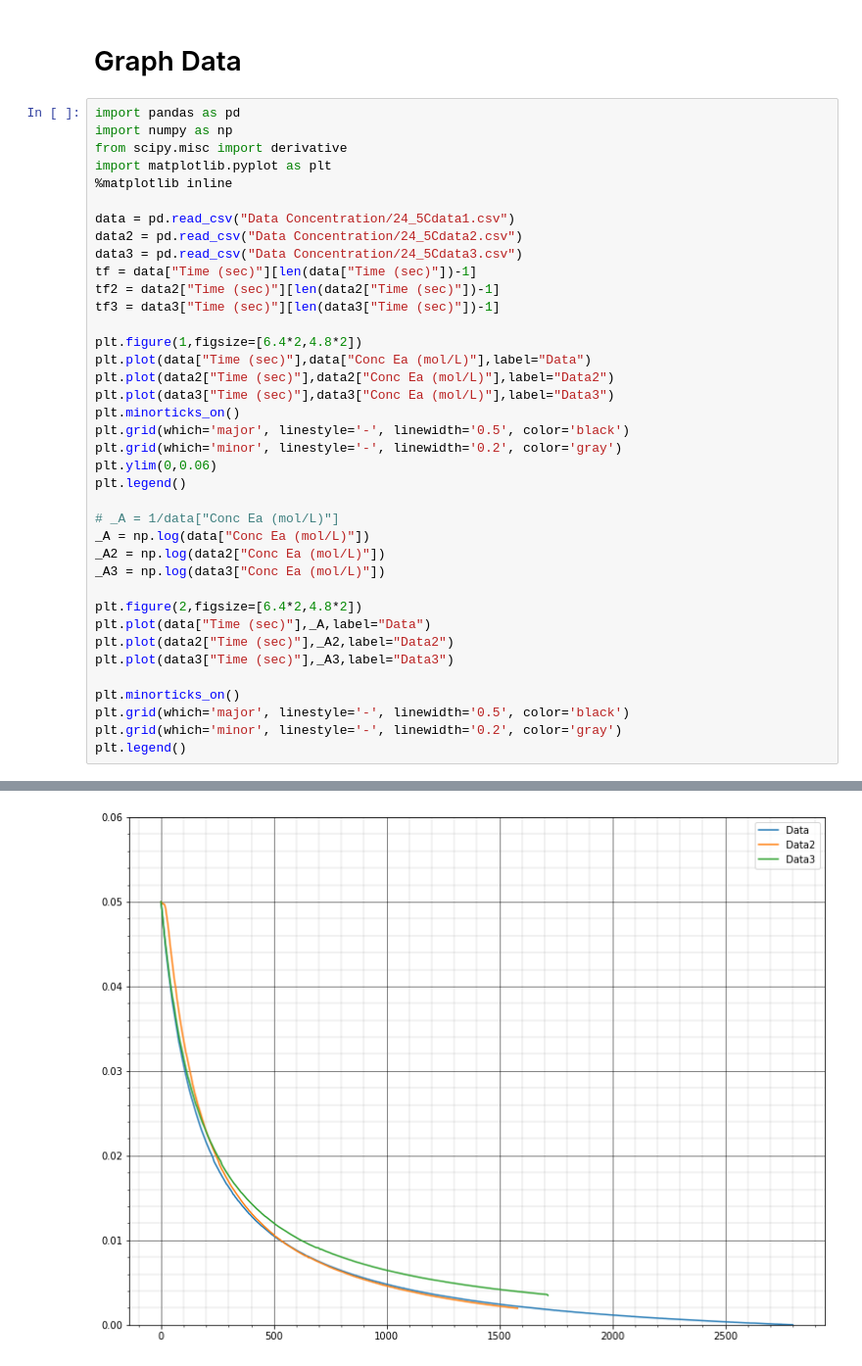
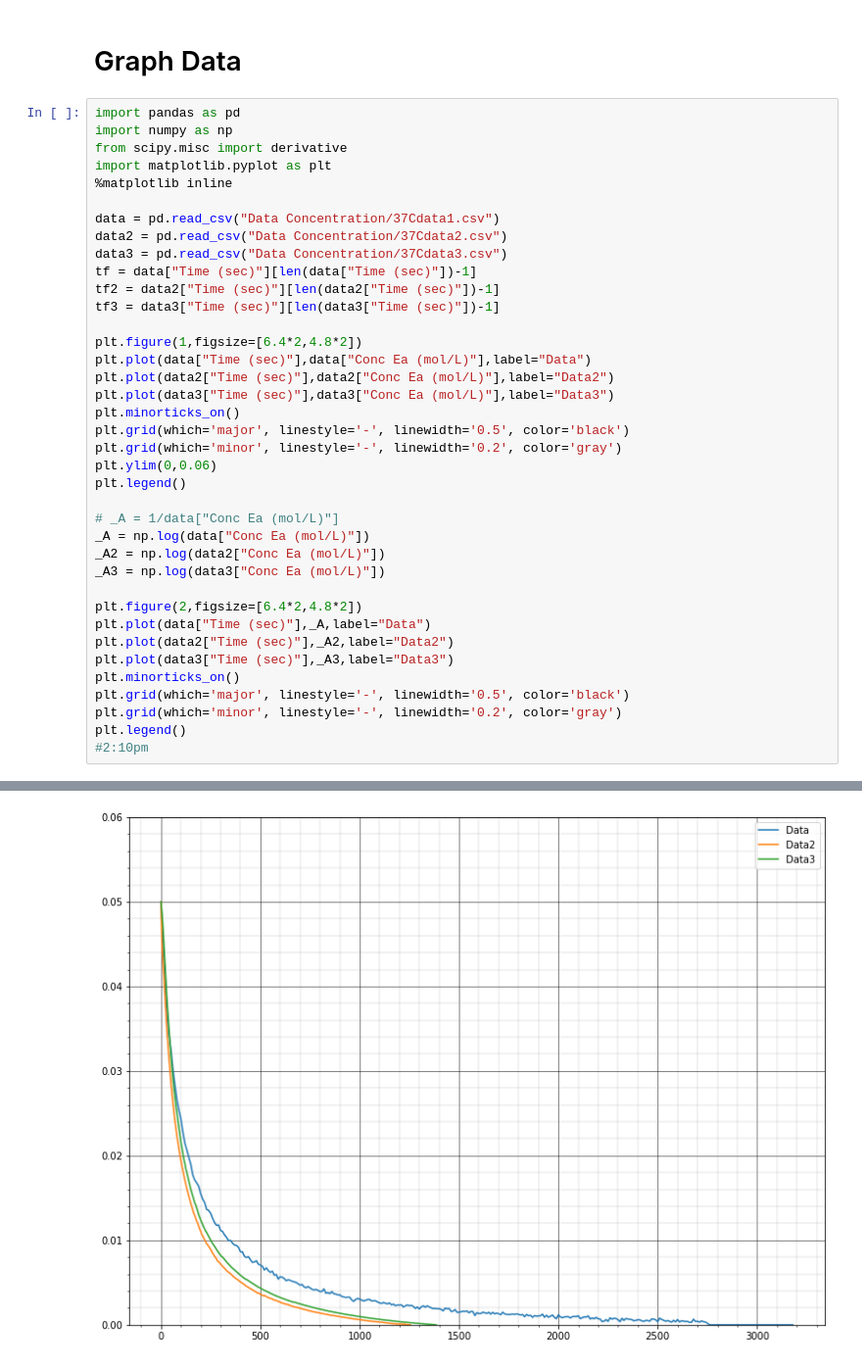
Before and after one commit to Nachreld/EthylAcetate, a Jupyter notebook: Calculations.ipynb, the cells around one changed output, grey strips where cells are left out. Shown at 98% size. Cells and saved outputs as stored; diff of their text form.

```diff
--- a/Calculations.ipynb
+++ b/Calculations.ipynb
@@ -7,37 +7,37 @@ from scipy.misc import derivative
 import matplotlib.pyplot as plt
 %matplotlib inline
 
-data = pd.read_csv("Data Concentration/24_5Cdata1.csv")
-data2 = pd.read_csv("Data Concentration/24_5Cdata2.csv")
-data3 = pd.read_csv("Data Concentration/24_5Cdata3.csv")
+data = pd.read_csv("Data Concentration/37Cdata1.csv")
+data2 = pd.read_csv("Data Concentration/37Cdata2.csv")
+data3 = pd.read_csv("Data Concentration/37Cdata3.csv")
 tf = data["Time (sec)"][len(data["Time (sec)"])-1]
 tf2 = data2["Time (sec)"][len(data2["Time (sec)"])-1]
 tf3 = data3["Time (sec)"][len(data3["Time (sec)"])-1]
 
 plt.figure(1,figsize=[6.4*2,4.8*2])
 plt.plot(data["Time (sec)"],data["Conc Ea (mol/L)"],label="Data")
 plt.plot(data2["Time (sec)"],data2["Conc Ea (mol/L)"],label="Data2")
 plt.plot(data3["Time (sec)"],data3["Conc Ea (mol/L)"],label="Data3")
 plt.minorticks_on()
 plt.grid(which='major', linestyle='-', linewidth='0.5', color='black')
 plt.grid(which='minor', linestyle='-', linewidth='0.2', color='gray')
 plt.ylim(0,0.06)
 plt.legend()
 
 # _A = 1/data["Conc Ea (mol/L)"]
 _A = np.log(data["Conc Ea (mol/L)"])
 _A2 = np.log(data2["Conc Ea (mol/L)"])
 _A3 = np.log(data3["Conc Ea (mol/L)"])
 
 plt.figure(2,figsize=[6.4*2,4.8*2])
 plt.plot(data["Time (sec)"],_A,label="Data")
 plt.plot(data2["Time (sec)"],_A2,label="Data2")
 plt.plot(data3["Time (sec)"],_A3,label="Data3")
-
 plt.minorticks_on()
 plt.grid(which='major', linestyle='-', linewidth='0.5', color='black')
 plt.grid(which='minor', linestyle='-', linewidth='0.2', color='gray')
 plt.legend()
+#2:10pm
 # %% [output]
 <matplotlib.legend.Legend at 0x...>
-[figure, old version]
+[figure, new version]
```
Also changed, not shown: parts of 2 cells of this notebook, 7 other files.
